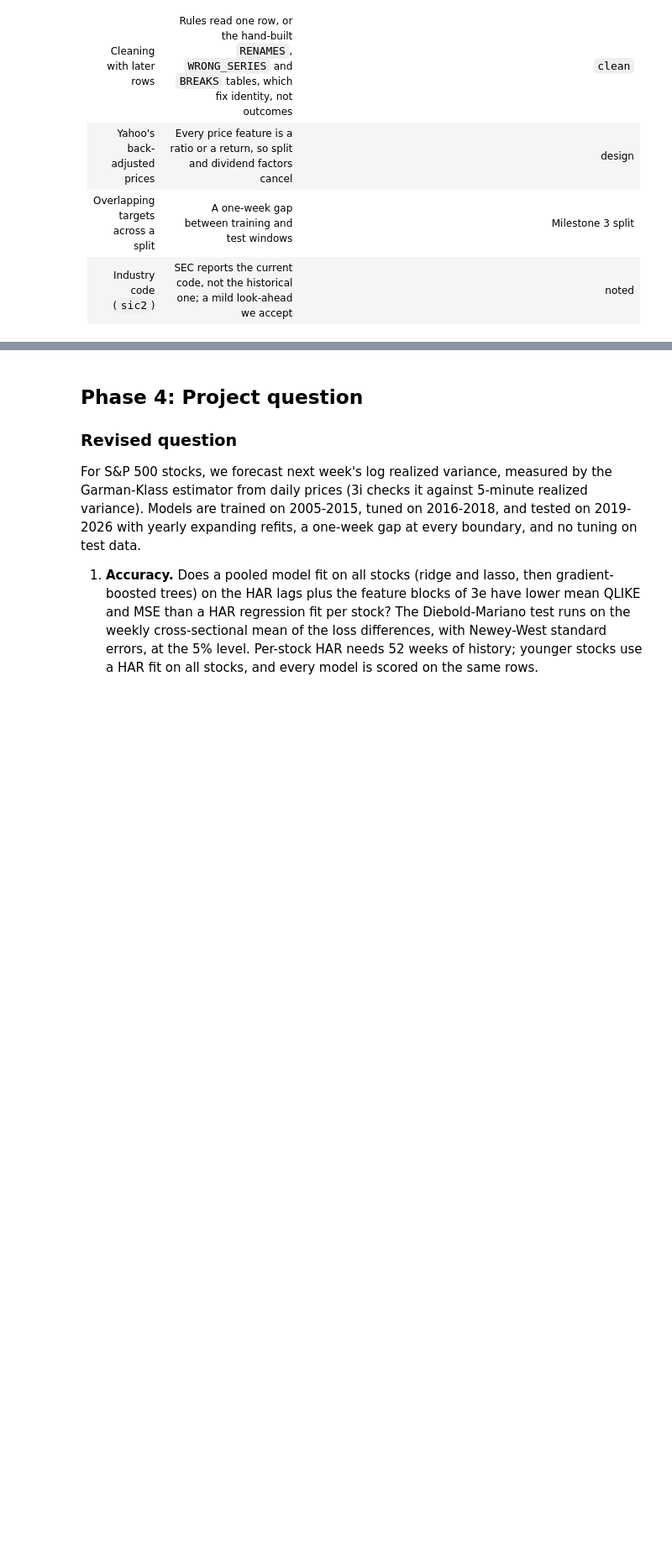
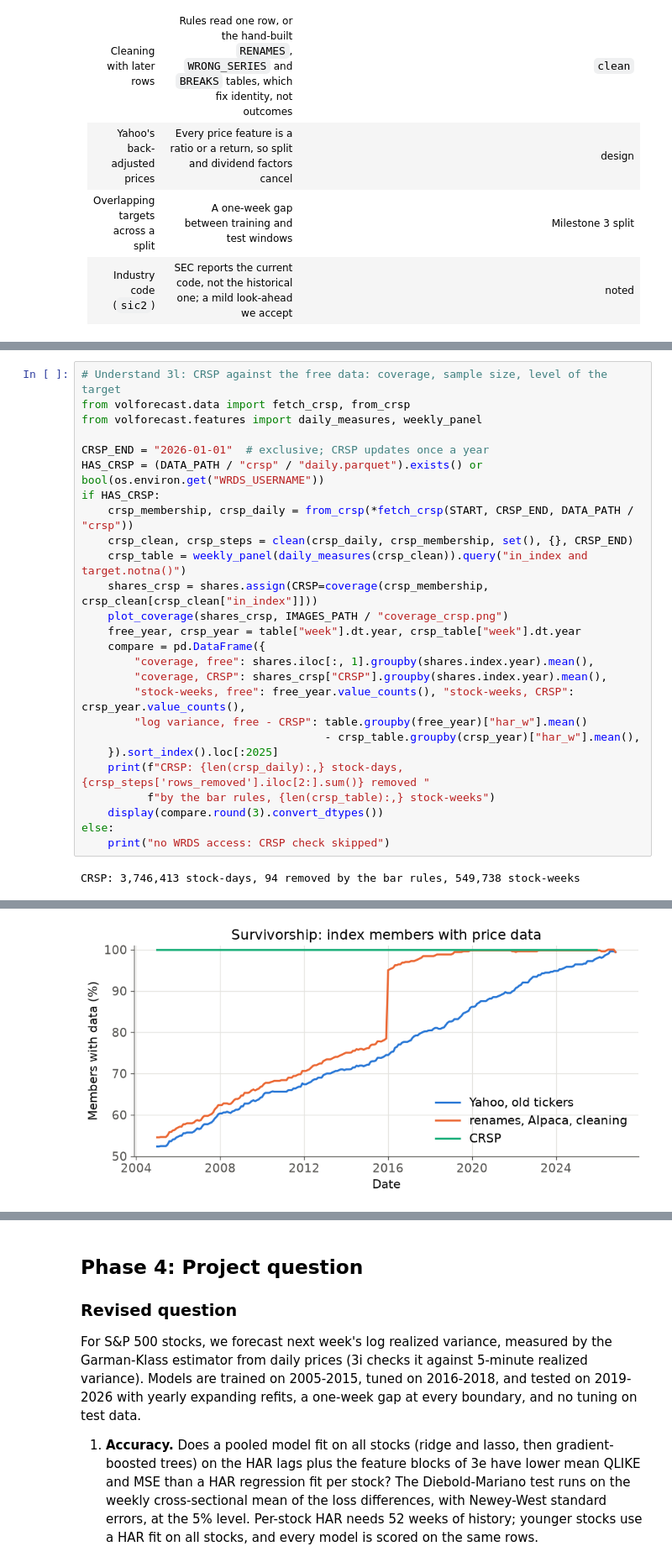
Before and after one commit to qqgjyx/AC-209A_VolForecast, a Jupyter notebook: ms2.ipynb, the cells around one changed output, grey strips where cells are left out. Shown at 84% size. Saved outputs shown, nothing was run; the diff lists cells and outputs as text; blank space fills up the shorter version.

```diff
--- a/ms2.ipynb
+++ b/ms2.ipynb
@@ -551,0 +561,28 @@ Each feature must be known at the Friday close before the target week. How each
+# %%
+# Understand 3l: CRSP against the free data: coverage, sample size, level of the target
+from volforecast.data import fetch_crsp, from_crsp
+from volforecast.features import daily_measures, weekly_panel
+
+CRSP_END = "2026-01-01"  # exclusive; CRSP updates once a year
+HAS_CRSP = (DATA_PATH / "crsp" / "daily.parquet").exists() or bool(os.environ.get("WRDS_USERNAME"))
+if HAS_CRSP:
+    crsp_membership, crsp_daily = from_crsp(*fetch_crsp(START, CRSP_END, DATA_PATH / "crsp"))
+    crsp_clean, crsp_steps = clean(crsp_daily, crsp_membership, set(), {}, CRSP_END)
+    crsp_table = weekly_panel(daily_measures(crsp_clean)).query("in_index and target.notna()")
+    shares_crsp = shares.assign(CRSP=coverage(crsp_membership, crsp_clean[crsp_clean["in_index"]]))
+    plot_coverage(shares_crsp, IMAGES_PATH / "coverage_crsp.png")
+    free_year, crsp_year = table["week"].dt.year, crsp_table["week"].dt.year
+    compare = pd.DataFrame({
+        "coverage, free": shares.iloc[:, 1].groupby(shares.index.year).mean(),
+        "coverage, CRSP": shares_crsp["CRSP"].groupby(shares.index.year).mean(),
+        "stock-weeks, free": free_year.value_counts(), "stock-weeks, CRSP": crsp_year.value_counts(),
+        "log variance, free - CRSP": table.groupby(free_year)["har_w"].mean()
+                                     - crsp_table.groupby(crsp_year)["har_w"].mean(),
+    }).sort_index().loc[:2025]
+    print(f"CRSP: {len(crsp_daily):,} stock-days, {crsp_steps['rows_removed'].iloc[2:].sum()} removed "
+          f"by the bar rules, {len(crsp_table):,} stock-weeks")
+    display(compare.round(3).convert_dtypes())
+else:
+    print("no WRDS access: CRSP check skipped")
+# %% [output]
+CRSP: 3,746,413 stock-days, 94 removed by the bar rules, 549,738 stock-weeks
@@ -551,0 +606 @@ Each feature must be known at the Friday close before the target week. How each
+[figure, added]
```
Also changed, not shown: parts of 6 cells of this notebook, 15 other files.
